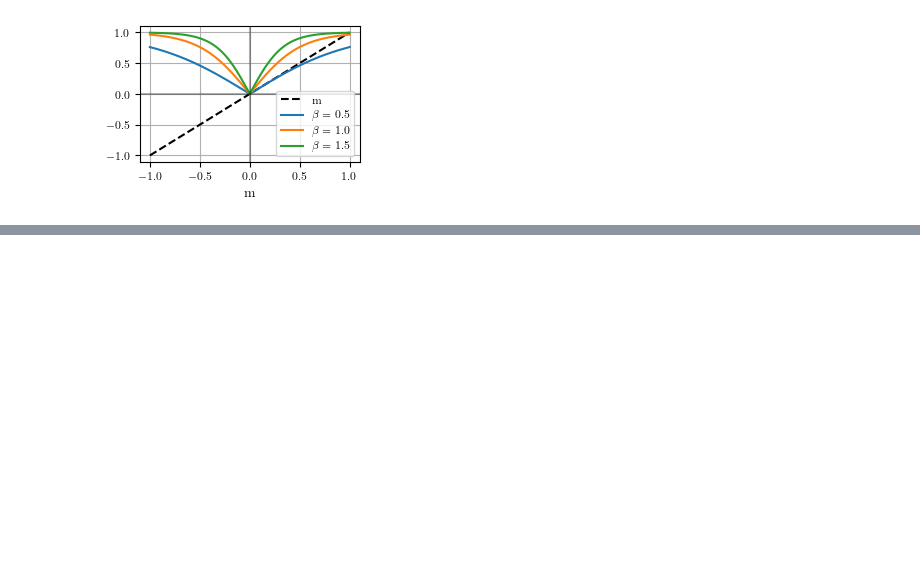
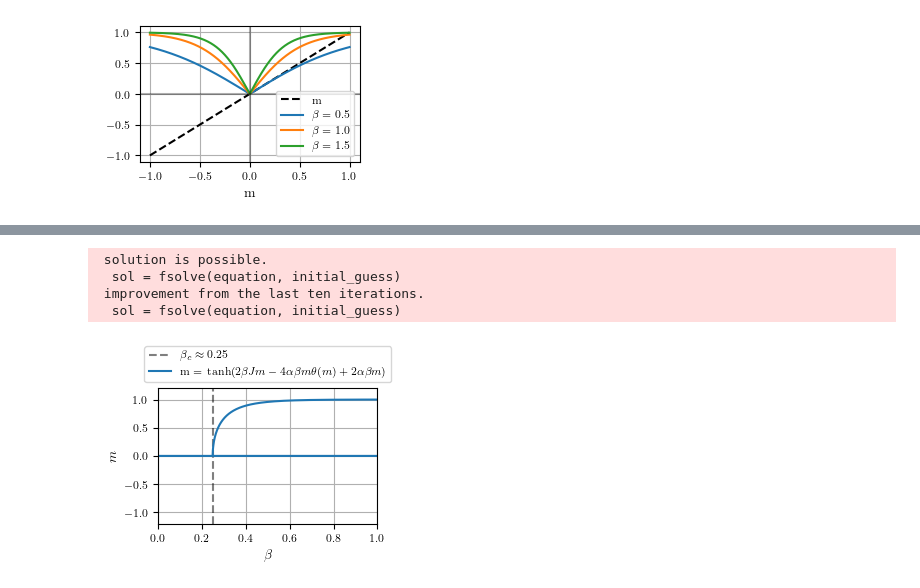
Before and after one commit to eghirardo/ising-markets, a Jupyter notebook: Code/analytical_solution.ipynb, the cells around one changed output, grey strips where cells are left out. Cells and saved outputs as stored; diff of their text form; code cells hidden in the pictures; blank space fills up the shorter version.

```diff
--- a/Code/analytical_solution.ipynb
+++ b/Code/analytical_solution.ipynb
@@ -412,0 +482,51 @@ plt.show()
+# %%
+# Create range of beta values
+beta_upper_limit = 1.0
+eps= 1e-10
+beta_range = np.linspace(0+eps, beta_upper_limit-eps, 5000)
+J_val = 1.0
+alpha_val = -1.0
+
+# Calculate solutions for each beta
+solutions = {}
+for beta_val in beta_range:
+    sols = solve_magnetization(beta_val, J_val, alpha_val)
+    for i, sol in enumerate(sols):
+        if solutions.get(i) is None:
+            solutions[i] = []
+        solutions[i].append((beta_val, sol))
+
+
+beta_critical = (len(solutions[0]) - len(solutions[1]))/len(solutions[0])*beta_upper_limit  # Critical value for J=1 and alpha=1, where the number of solutions changes
+
+
+# create plot and labels
+fig, ax = plt.subplots(figsize=set_size(fraction=0.45))
+
+ax.set_xlabel(r'$\beta$')
+ax.set_ylabel(r'$m$')
+ax.grid(True)
+ax.axhline(y=0, color='k', linestyle='-', alpha=0.3)
+ax.axvline(x=beta_critical, color='k', linestyle='--', alpha=0.5, label=fr'$\beta_c \approx {beta_critical:.2f}$')
+ax.set_xlim(0, beta_upper_limit)
+ax.set_ylim(-1.2, 1.2)
+
+for key in solutions.keys():
+    beta_points, m_points = zip(*solutions[key])
+    if key == 0:
+        plt.plot(beta_points, m_points, color='tab:blue', label=r'm = tanh$\left(2\beta J m - 4 \alpha \beta m \theta(m) + 2\alpha \beta m\right)$')
+    else:
+        plt.plot(beta_points, m_points, color='tab:blue')
+
+ax.legend(loc='upper center', bbox_to_anchor=(0.5, 1.35), ncol=1)
+
+
+# Save the figure
+plt.savefig(os.path.join(image_path, 'bornholdt_phase_transition_alpha-1.pdf'), bbox_inches='tight')
+plt.show()
+# %% [output]
+ solution is possible.
+  sol = fsolve(equation, initial_guess)
+ improvement from the last ten iterations.
+  sol = fsolve(equation, initial_guess)
+[figure, added]
```
Also changed, not shown: parts of 1 cell of this notebook, 13 other files.
